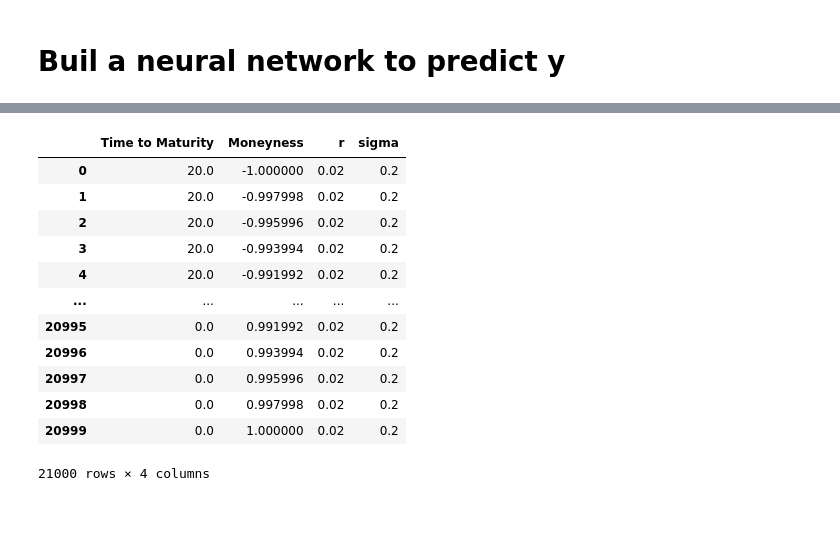
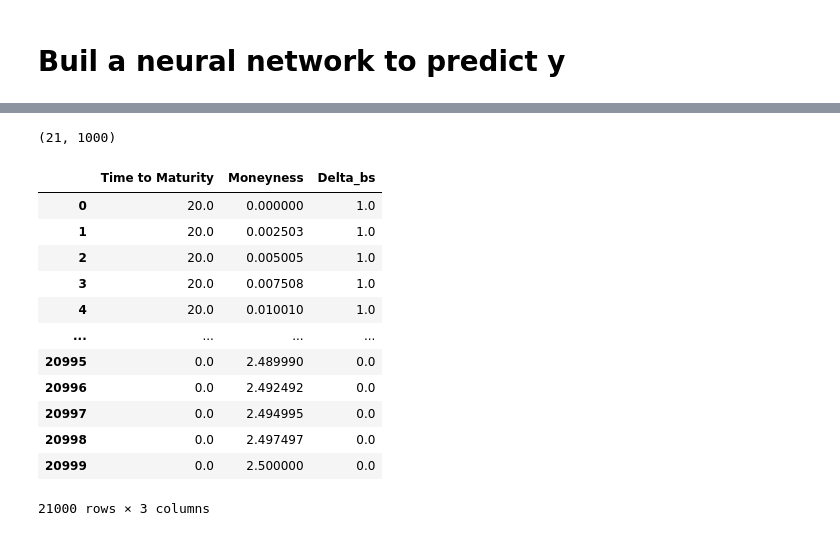
Before and after one commit to Antoinebattini/Deep_hedging_research, a Jupyter notebook: Deep_Hedging/Notebook_lab/Classic_delta_hedging.ipynb, the cells around one changed output, grey strips where cells are left out. Drawn from its saved outputs; the diff is of its cells as text; code cells hidden in the pictures.

```diff
--- a/Deep_Hedging/Notebook_lab/Classic_delta_hedging.ipynb
+++ b/Deep_Hedging/Notebook_lab/Classic_delta_hedging.ipynb
@@ -64,7 +64,7 @@ sigma = 0.20    # volatility (20%)
 T  = 1.0        # maturity in years (1 year)
 steps = 20     # number of discrete hedging steps
 dt = T / steps  # length of each time step
-nb_simul = 10000
+nb_simul = 100000
 costs = [0.0,0.001,0.002,0.005]
 # %%
 #Simulated path
@@ -382,18 +327,20 @@ df = pd.DataFrame(data)
-# %%
-"""df['r']= r
-df['sigma'] = sigma
-df"""
-# %% [output]
-|  | Time to Maturity | Moneyness | r | sigma |
-| 0 | 20.0 | -1.000000 | 0.02 | 0.2 |
-| 1 | 20.0 | -0.997998 | 0.02 | 0.2 |
-| 2 | 20.0 | -0.995996 | 0.02 | 0.2 |
-| 3 | 20.0 | -0.993994 | 0.02 | 0.2 |
-| 4 | 20.0 | -0.991992 | 0.02 | 0.2 |
-| ... | ... | ... | ... | ... |
-| 20995 | 0.0 | 0.991992 | 0.02 | 0.2 |
-| 20996 | 0.0 | 0.993994 | 0.02 | 0.2 |
-| 20997 | 0.0 | 0.995996 | 0.02 | 0.2 |
-| 20998 | 0.0 | 0.997998 | 0.02 | 0.2 |
-| 20999 | 0.0 | 1.000000 | 0.02 | 0.2 |
-21000 rows × 4 columns
+# %%
+Delta.shape
+# %% [output]
+(21, 1000)
+# %%
+df
+# %% [output]
+|  | Time to Maturity | Moneyness | Delta_bs |
+| 0 | 20.0 | 0.000000 | 1.0 |
+| 1 | 20.0 | 0.002503 | 1.0 |
+| 2 | 20.0 | 0.005005 | 1.0 |
+| 3 | 20.0 | 0.007508 | 1.0 |
+| 4 | 20.0 | 0.010010 | 1.0 |
+| ... | ... | ... | ... |
+| 20995 | 0.0 | 2.489990 | 0.0 |
+| 20996 | 0.0 | 2.492492 | 0.0 |
+| 20997 | 0.0 | 2.494995 | 0.0 |
+| 20998 | 0.0 | 2.497497 | 0.0 |
+| 20999 | 0.0 | 2.500000 | 0.0 |
+21000 rows × 3 columns
```
Also changed, not shown: parts of 29 cells of this notebook, 1 other file.
